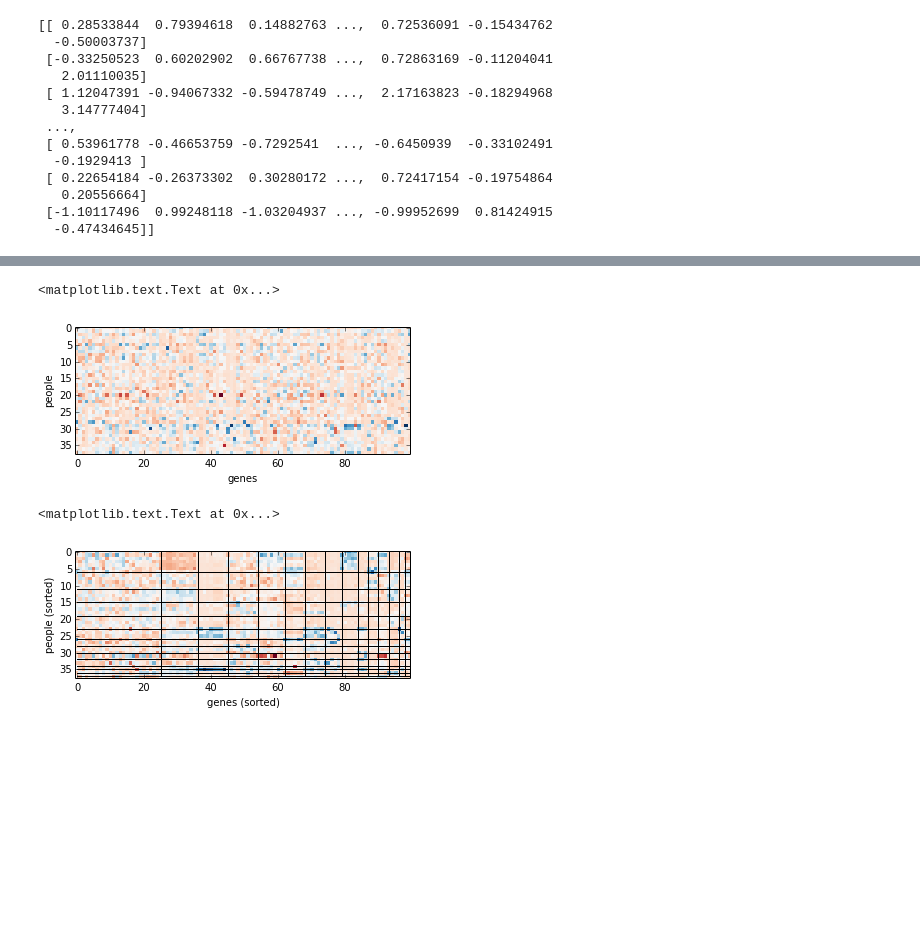
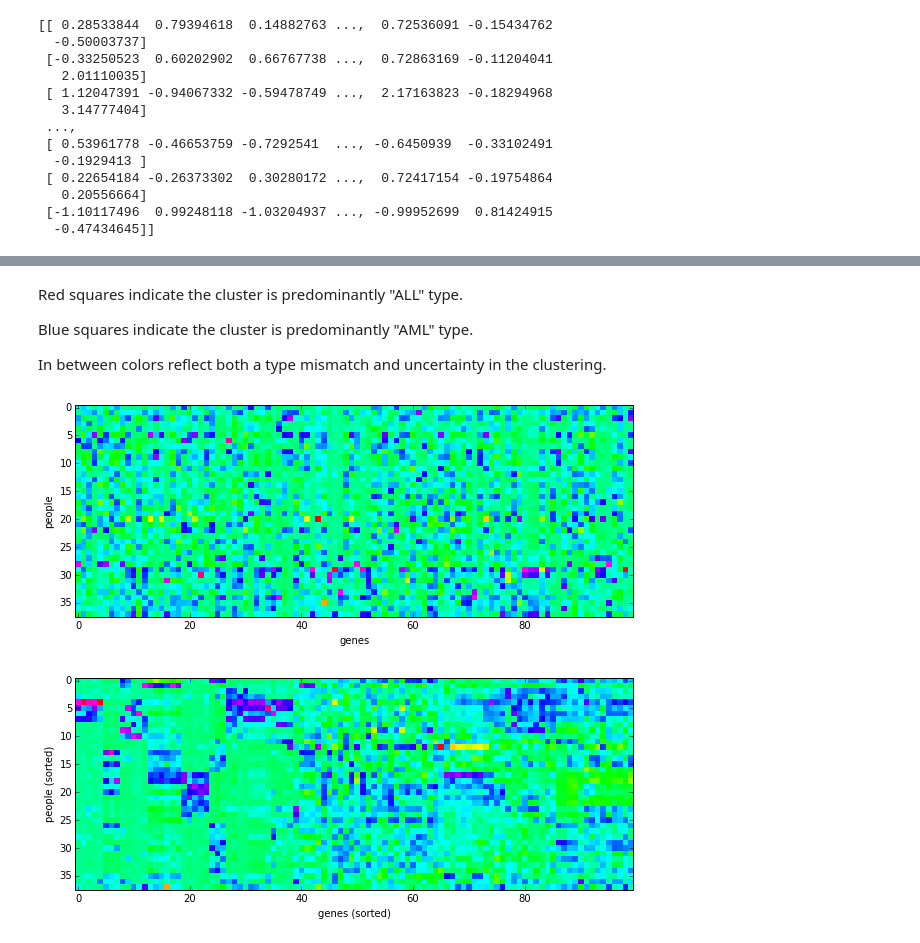
Before and after one commit to datamicroscopes/kernels, a Jupyter notebook: examples/golub-cancer.ipynb, the cells around one changed output, grey strips where cells are left out. Saved outputs shown, nothing was run; the diff lists cells and outputs as text; code cells hidden in the pictures; blank space fills up the shorter version.

Commit message:
WIP: more progress on golub ipynb
[skip ci]

```diff
--- a/examples/golub-cancer.ipynb
+++ b/examples/golub-cancer.ipynb
@@ -90,0 +155,36 @@ ordering_genes = list(it.chain.from_iterable(clusters_genes))
+# %%
+def reorder_zmat(zmat, order):
+    zmat = zmat.copy()
+    zmat = zmat[order]
+    zmat = zmat[:,order]
+    return zmat
+
+def reorder_and_annotate_people_zmat(zmat, order):
+    zmat = zmat.copy()
+    for i, j in it.product(range(zmat.shape[0]), repeat=2):
+        i_type = golub_utils.CANCER_TYPE[i]
+        j_type = golub_utils.CANCER_TYPE[j]
+        if i_type == j_type:
+            mult = 1. if i_type == "ALL" else -1.
+        elif i_type == "ALL":
+            mult = -0.5
+        else:
+            mult = 0.5
+        zmat[i,j] *= mult
+    return reorder_zmat(zmat, order)
+
+with nbutil.figsize(10.0, 8.0) as _:
+    plt.subplot(2, 2, 1)
+    plt.imshow(reorder_and_annotate_people_zmat(zmat_people, ordering_people),
+               cmap=plt.cm.bwr, interpolation='nearest')
+    plt.xlabel("people (sorted)")
+    plt.ylabel("people (sorted)")
+    plt.title("clustered Z-matrix of people")
+
+    plt.subplot(2, 2, 2)
+    plt.imshow(reorder_zmat(zmat_genes, ordering_genes), cmap=plt.cm.binary, interpolation='nearest')
+    plt.xlabel("genes (sorted)")
+    plt.ylabel("genes (sorted)")
+    plt.title("clustered Z-matrix of genes")
+
+    plt.tight_layout()
@@ -91,28 +193,34 @@ ordering_genes = list(it.chain.from_iterable(clusters_genes))
+# %% [markdown]
+Red squares indicate the cluster is predominantly "ALL" type.
+
+Blue squares indicate the cluster is predominantly "AML" type.
+
+In between colors reflect both a type mismatch and uncertainty in the clustering.
 # %%
-plt.imshow(small_relation, cmap=plt.cm.RdBu, interpolation='nearest')
-plt.xlabel("genes")
-plt.ylabel("people")
+with nbutil.figsize(10.0, 8.0) as _:
+    plt.imshow(small_relation, cmap=plt.cm.hsv, interpolation='nearest')
+    plt.xlabel("genes")
+    plt.ylabel("people")
 # %% [output]
-<matplotlib.text.Text at 0x...>
-[figure, old version]
+[figure, new version]
 # %%
 z = small_relation.copy()
 z = z[ordering_people]
 z = z[:,ordering_genes]
 
-sizes_people = map(len, clusters_people)
-boundaries_people = np.cumsum(sizes_people)[:-1]
-sizes_genes = map(len, clusters_genes)
-boundaries_genes = np.cumsum(sizes_genes)[:-1]
+#sizes_people = map(len, clusters_people)
+#boundaries_people = np.cumsum(sizes_people)[:-1]
+#sizes_genes = map(len, clusters_genes)
+#boundaries_genes = np.cumsum(sizes_genes)[:-1]
 
-for boundary in boundaries_people:
-    plt.plot(np.arange(small_relation.shape[1]), boundary*np.ones(small_relation.shape[1]), color='k')
-for boundary in boundaries_genes:
-    plt.plot(boundary*np.ones(small_relation.shape[0]), np.arange(small_relation.shape[0]), color='k')
+#for boundary in boundaries_people:
+#    plt.plot(np.arange(small_relation.shape[1]), boundary*np.ones(small_relation.shape[1]), color='k')
+#for boundary in boundaries_genes:
+#    plt.plot(boundary*np.ones(small_relation.shape[0]), np.arange(small_relation.shape[0]), color='k')
 
-plt.imshow(z, cmap=plt.cm.RdBu, interpolation='nearest')
-plt.xlabel("genes (sorted)")
-plt.ylabel("people (sorted)")
+with nbutil.figsize(10.0, 8.0) as _:
+    plt.imshow(z, cmap=plt.cm.hsv, interpolation='nearest')
+    plt.xlabel("genes (sorted)")
+    plt.ylabel("people (sorted)")
 # %% [output]
-<matplotlib.text.Text at 0x...>
-[figure, old version]
+[figure, new version]
```
Also changed, not shown: parts of 10 cells of this notebook, 1 other file.
